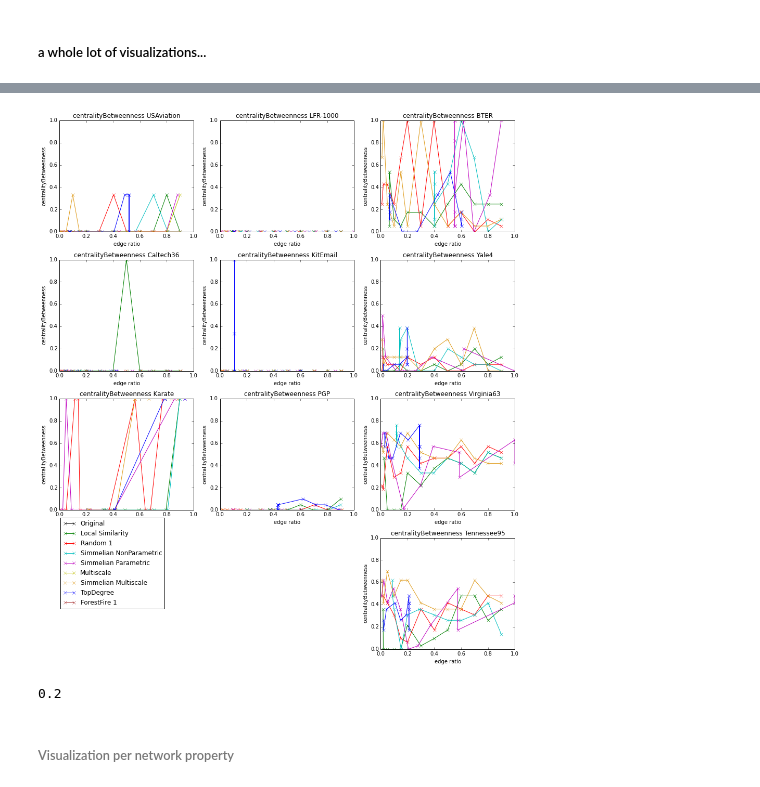
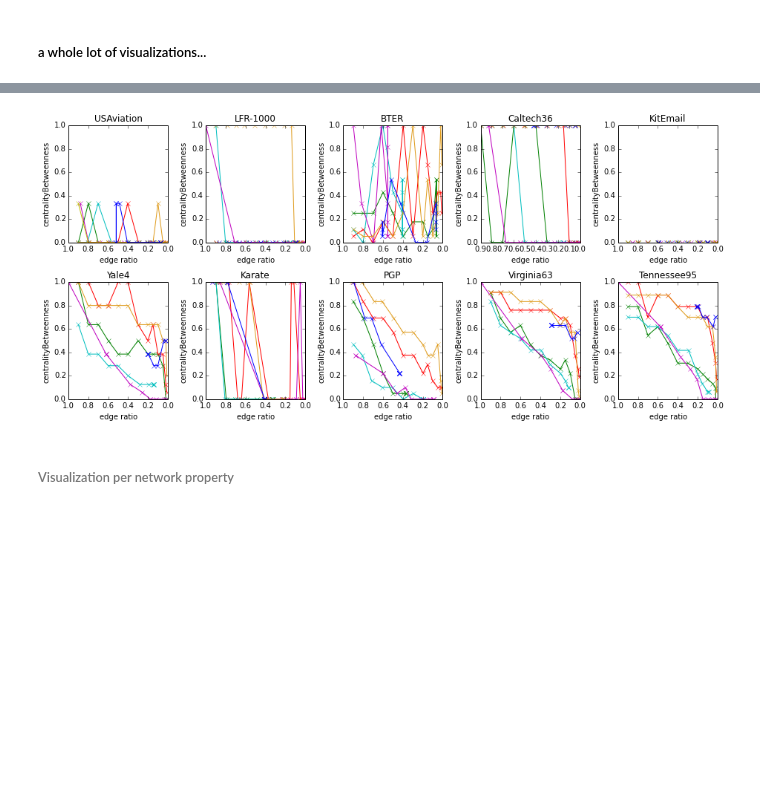
Before and after one commit to kit-parco/networkit-hyperbolic-kd, a Jupyter notebook: Doc/Notebooks/BackboneStatistics.ipynb, the cells around one changed output, grey strips where cells are left out. Drawn from its saved outputs; the diff is of its cells as text; code cells hidden in the pictures; blank space fills up the shorter version.

```diff
--- a/Doc/Notebooks/BackboneStatistics.ipynb
+++ b/Doc/Notebooks/BackboneStatistics.ipynb
@@ -11,7 +11,7 @@ from scipy.stats import kendalltau
 import glob
 import re
 # %%
-conn = sqlite3.connect('../../scripts/BackboneEvaluation/output/backbones_gsv.db')
+conn = sqlite3.connect('../../scripts/BackboneEvaluation/output/backbones.db')
 c = conn.cursor()
 
 kitColors = {
@@ -167,7 +168,7 @@ def setYLimits(_inputstr, originalValue):
         plt.ylim(originalValue - maxdiff, originalValue + maxdiff)
 # %%
 def stats_per_graph(prop, columns, original='unaltered', ylimit='[0,1]', _graphs=graphs, _algorithms=algorithms):  #original=unaltered | hline | hidden
-    fig = plt.figure(figsize=(13, 15), dpi=300)
+    fig = plt.figure(figsize=(13, 6), dpi=300)
     subplotIndex = 0
     rows = math.ceil(len(_graphs) / columns)
 
@@ -196,9 +197,10 @@ def stats_per_graph(prop, columns, original='unaltered', ylimit='[0,1]', _graphs
         #Plot data
         _legendData = []
         for (x, y, a) in ds:
+            plt.gca().invert_xaxis()
             plot, = plt.plot(x, y, color=colors_a[a], ls="-", marker='x', label=g)
             plt.tight_layout(pad=1)
-            plt.title(prop + " " + g)
+            plt.title(g)
             plt.xlabel("edge ratio")
             plt.ylabel(prop)
             _legendData.append((plot, a))
@@ -210,7 +212,7 @@ def stats_per_graph(prop, columns, original='unaltered', ylimit='[0,1]', _graphs
 
         subplotIndex += 1
 
-    fig.legend(map(lambda x: x[0], legendData), map(lambda x: x[1], legendData), 'lower left', bbox_to_anchor=(0.04, 0.1))
+    #fig.legend(map(lambda x: x[0], legendData), map(lambda x: x[1], legendData), 'lower left', bbox_to_anchor=(0.04, 0.1))
     fig.savefig('/home/gerd/workspace/ComplexNetworkBackbones/figures/per_graph_' + prop + '.pdf', bbox_inches='tight')
     plt.show()
 # %%
@@ -272,32 +275,26 @@ stats_per_algorithm('degreeDistCoefficient', 3, ylimit='[0,5]')
 # %%
 _spg_graphs = graphs
-_spg_algorithms = algorithms
+_spg_algorithms = algorithms#['Random 1']
 #_spg_algorithms = [#'Test 0 0.0', 'Test 0 0.1', 'Test 0 0.3', 'Test 0 0.5', 'Test 0 0.9']
                    #'Test R 0.0', 'Test R 0.1', 'Test R 0.3', 'Test R 0.5', 'Test R 0.9']
 #_spg_graphs = ["Caltech36", "BTER", "LFR-1000", "Caltech36", "BTER", "LFR-1000", "Caltech36", "BTER", "LFR-1000"]
 #_spg_algorithms = ["ForestFire 1", "ForestFire 2", "ForestFire 3", "ForestFire 4", "ForestFire 5", "ForestFire 6", "ForestFire 7", "ForestFire 8"]
 
-#tats_per_graph('nmi', 3, original='hidden', _graphs=_spg_graphs, _algorithms=_spg_algorithms, ylimit='[0,0.8]')
-#stats_per_graph('randMeasure', 3, original='hidden', _graphs=_spg_graphs, _algorithms=_spg_algorithms, ylimit='[0,0.8]')
-#stats_per_graph('ccGlobal', 3, original='hline', _graphs=_spg_graphs, _algorithms=_spg_algorithms)
-#stats_per_graph('ccAvgLocal', 3, original='hline', _graphs=_spg_graphs, _algorithms=_spg_algorithms)
-#stats_per_graph('diameter', 3, original='hline', _graphs=_spg_graphs, _algorithms=_spg_algorithms, ylimit='maxfactor='+str(2*MAXF_DIAMETER))
-#stats_per_graph('degreeDistCoefficient', 3, original='hline', _graphs=_spg_graphs, ylimit='maxfactor='+str(MAXF_DDDISTCOEFFICIENT))
-#stats_per_graph('degreeDistCoefficient', 3, original='hline', _graphs=_spg_graphs, ylimit='[0,20]')
-#stats_per_graph('modularity', 3, original='hidden', _graphs=_spg_graphs, _algorithms=_spg_algorithms)
-#stats_per_graph('powerLawFit', 3, original='hline', _graphs=_spg_graphs, _algorithms=_spg_algorithms, ylimit='[-1,6]')
-#stats_per_graph('numCommunities', 3, original='hline', _graphs=_spg_graphs, _algorithms=_spg_algorithms, ylimit='maxfactor=5')
-stats_per_graph('centralityBetweenness', 3, original='hidden', _graphs=_spg_graphs, _algorithms=_spg_algorithms)
-#stats_per_graph('centralityPageRank', 3, original='hidden', _graphs=_spg_graphs, _algorithms=_spg_algorithms)
-#stats_per_graph('maxCommunitySize', 3, original='hline', _graphs=_spg_graphs, _algorithms=_spg_algorithms, ylimit='maxfactor=1.5')
+#stats_per_graph('nmi', 5, original='hidden', _graphs=_spg_graphs, _algorithms=_spg_algorithms, ylimit='[0,0.8]')
+#stats_per_graph('randMeasure', 5, original='hidden', _graphs=_spg_graphs, _algorithms=_spg_algorithms, ylimit='[0,0.8]')
+#stats_per_graph('ccGlobal', 5, original='hline', _graphs=_spg_graphs, _algorithms=_spg_algorithms)
+#stats_per_graph('ccAvgLocal', 5, original='hline', _graphs=_spg_graphs, _algorithms=_spg_algorithms)
+#stats_per_graph('diameter', 5, original='hline', _graphs=_spg_graphs, _algorithms=_spg_algorithms, ylimit='maxfactor='+str(2*MAXF_DIAMETER))
+#stats_per_graph('degreeDistCoefficient', 5, original='hline', _graphs=_spg_graphs, ylimit='maxfactor='+str(MAXF_DDDISTCOEFFICIENT))
+#stats_per_graph('degreeDistCoefficient', 5, original='hline', _graphs=_spg_graphs, ylimit='[0,20]')
+#stats_per_graph('modularity', 5, original='hline', _graphs=_spg_graphs, _algorithms=_spg_algorithms,ylimit='maxfactor=1')
+#stats_per_graph('powerLawFit', 5, original='hline', _graphs=_spg_graphs, _algorithms=_spg_algorithms, ylimit='[-1,6]')
+#stats_per_graph('numCommunities', 5, original='hline', _graphs=_spg_graphs, _algorithms=_spg_algorithms, ylimit='maxfactor=5')
+stats_per_graph('centralityBetweenness', 5, original='hidden', _graphs=_spg_graphs, _algorithms=_spg_algorithms)
+#stats_per_graph('centralityPageRank', 5, original='hidden', _graphs=_spg_graphs, _algorithms=_spg_algorithms)
+#stats_per_graph('maxCommunitySize', 5, original='hline', _graphs=_spg_graphs, _algorithms=_spg_algorithms, ylimit='maxfactor=1.5')
 # %% [output]
-[figure, old version]
+[figure, new version]
-# %%
-a = {1,2,3}
-b = {1,5,6}
-print(len(a & b) / len(a | b))
-# %% [output]
-0.2
 # %% [markdown]
 ###### Visualization per network property
 # %% [markdown]
```
Also changed, not shown: parts of 13 cells of this notebook, 14 other files.
